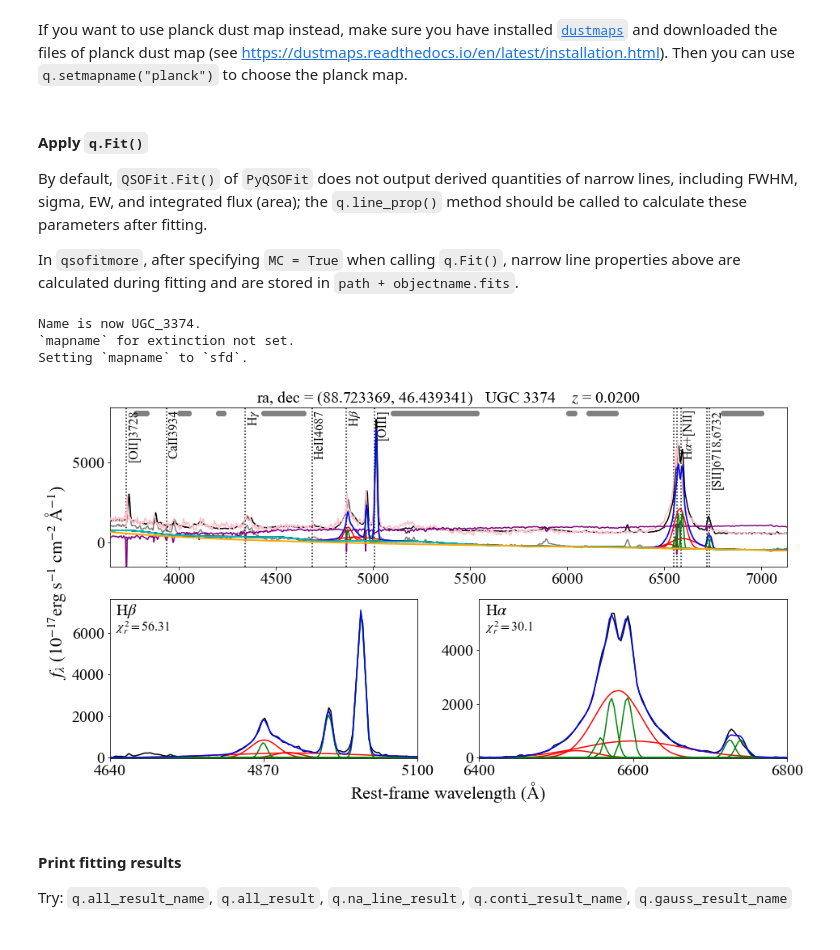
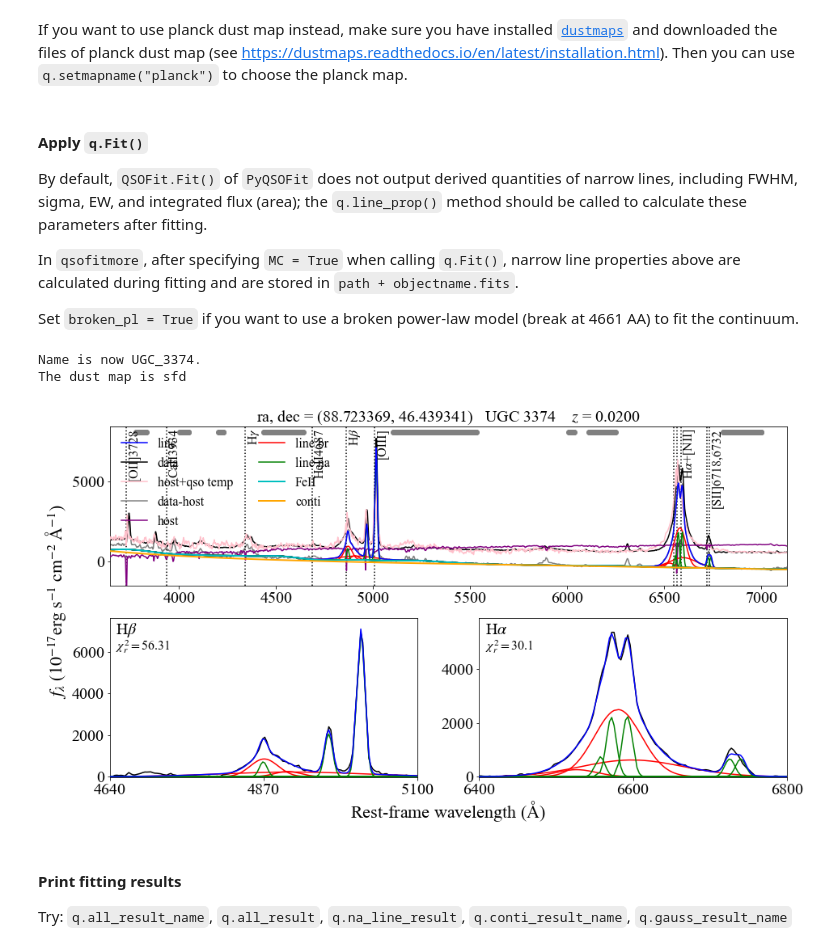
Before and after one commit to rudolffu/qsofitmore, a Jupyter notebook: qsofitmore/examples/2-fit_qso_spectrum.ipynb, the cells around one changed output. Drawn from its saved outputs; the diff is of its cells as text; code cells hidden in the pictures.

Commit message:
updated examples

```diff
--- a/qsofitmore/examples/2-fit_qso_spectrum.ipynb
+++ b/qsofitmore/examples/2-fit_qso_spectrum.ipynb
@@ -50,7 +23,8 @@ BANDID4 = 'sigma - background fit, weights variance, clean no'
 The first and fourth bands are flux and flux error, respectively, in unit $\rm erg\;s^{-1}\;cm^{-2}\,\AA^{-1}$
 You can simply load the data with the classmethod `QSOFitNew.fromiraf`, which does the unit conversion automatically.
 # %%
-q = QSOFitNew.fromiraf("./data/UGC_3374_ccds.fits",redshift=0.02004,telescope='1.3m',path=path)
+q = QSOFitNew.fromiraf("/Users/yuming/tools/qsofitmore/qsofitmore/examples/data/UGC_3374_ccds.fits",
+                       redshift=0.02004,telescope='1.3m',path=path)
 # %% [output]
 1170
 # %% [markdown]
@@ -67,22 +41,24 @@ If you want to use planck dust map instead, make sure you have installed [`dustm
 By default, `QSOFit.Fit()` of `PyQSOFit` does not output derived quantities of narrow lines, including FWHM, sigma, EW, and integrated flux (area); the `q.line_prop()` method should be called to calculate these parameters after fitting.
 
 In `qsofitmore`, after specifying `MC = True` when calling `q.Fit()`, narrow line properties above are calculated during fitting and are stored in `path + objectname.fits`.
+
+Set `broken_pl = True` if you want to use a broken power-law model (break at 4661 AA) to fit the continuum.
 # %%
 q.Fit(name = None, deredden = True, wave_range = None, wave_mask =None,
       decomposition_host = True, Mi = None, npca_gal = 5, npca_qso = 20,
-      Fe_uv_op = True, poly = True, BC = False, MC = True, n_trails = 20,
-      linefit = True, tie_lambda = True, tie_width = True,
+      broken_pl = False, Fe_uv_op = True, poly = True, BC = False,
+      MC = True, n_trails = 20, linefit = True,
+      tie_lambda = True, tie_width = True,
       tie_flux_1 = True, tie_flux_2 = True,
       save_result = True, plot_fig = True, save_fig = True,
-      plot_line_name = True, plot_legend = False,
+      plot_line_name = True, plot_legend = True,
       # save_fig_path = figpath,
       # save_fits_path = respath,
       save_fits_name = None)
 # %% [output]
 Name is now UGC_3374.
-`mapname` for extinction not set.
-Setting `mapname` to `sfd`.
+The dust map is sfd
-[figure, old version]
+[figure, new version]
 # %% [markdown]
 #### Print fitting results
 Try:
```
Also changed, not shown: parts of 4 cells of this notebook, 1 other file.
